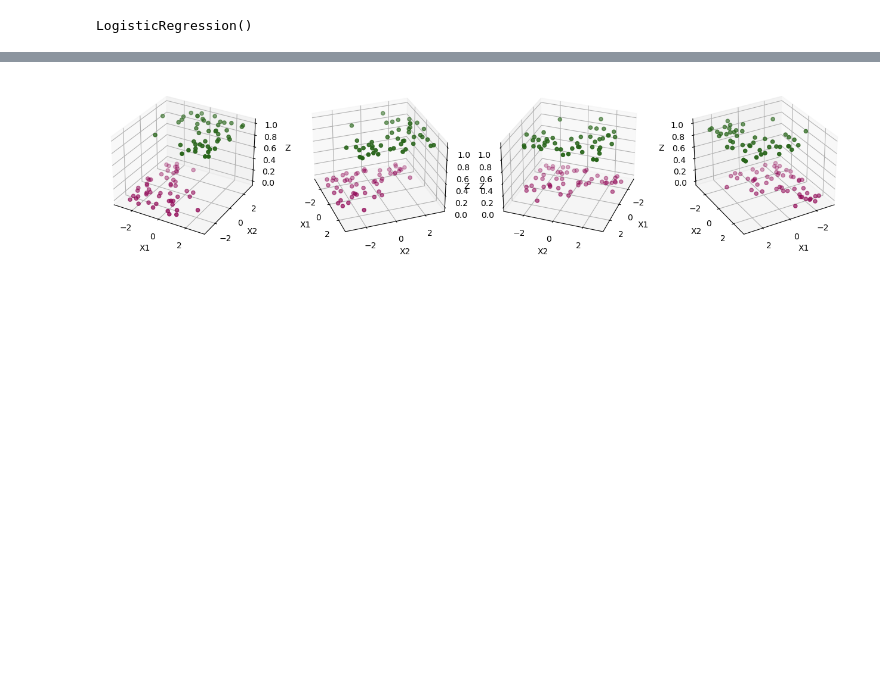
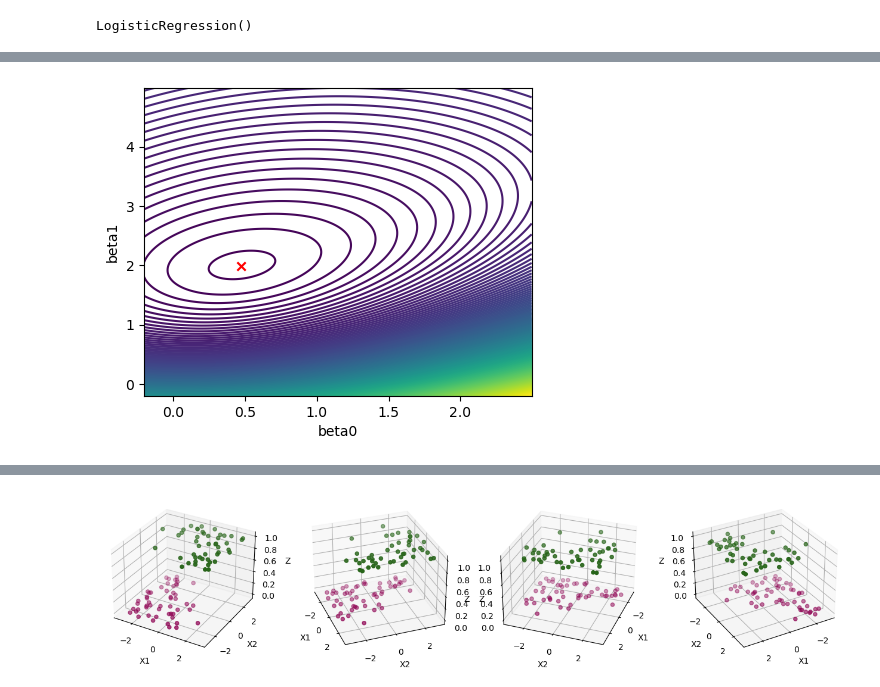
Before and after one commit to ferrari-leo/training, a Jupyter notebook: ml102/02_logistic_regression.ipynb, the cells around one changed output, grey strips where cells are left out. Cells and saved outputs as stored; diff of their text form; code cells hidden in the pictures; blank space fills up the shorter version.

```diff
--- a/ml102/02_logistic_regression.ipynb
+++ b/ml102/02_logistic_regression.ipynb
@@ -57,0 +169,9 @@ array([0.11562648])
+# %%
+plt.figure(figsize=(5,4))
+plt.contour(beta0m, beta1m, L, 200)
+plt.scatter(beta0hat, beta1hat, marker='x', c = 'r')
+plt.xlabel('beta0')
+plt.ylabel('beta1')
+plt.show();
+# %% [output]
+[figure, added]
```
Also changed, not shown: parts of 28 cells of this notebook, 2 other files.
